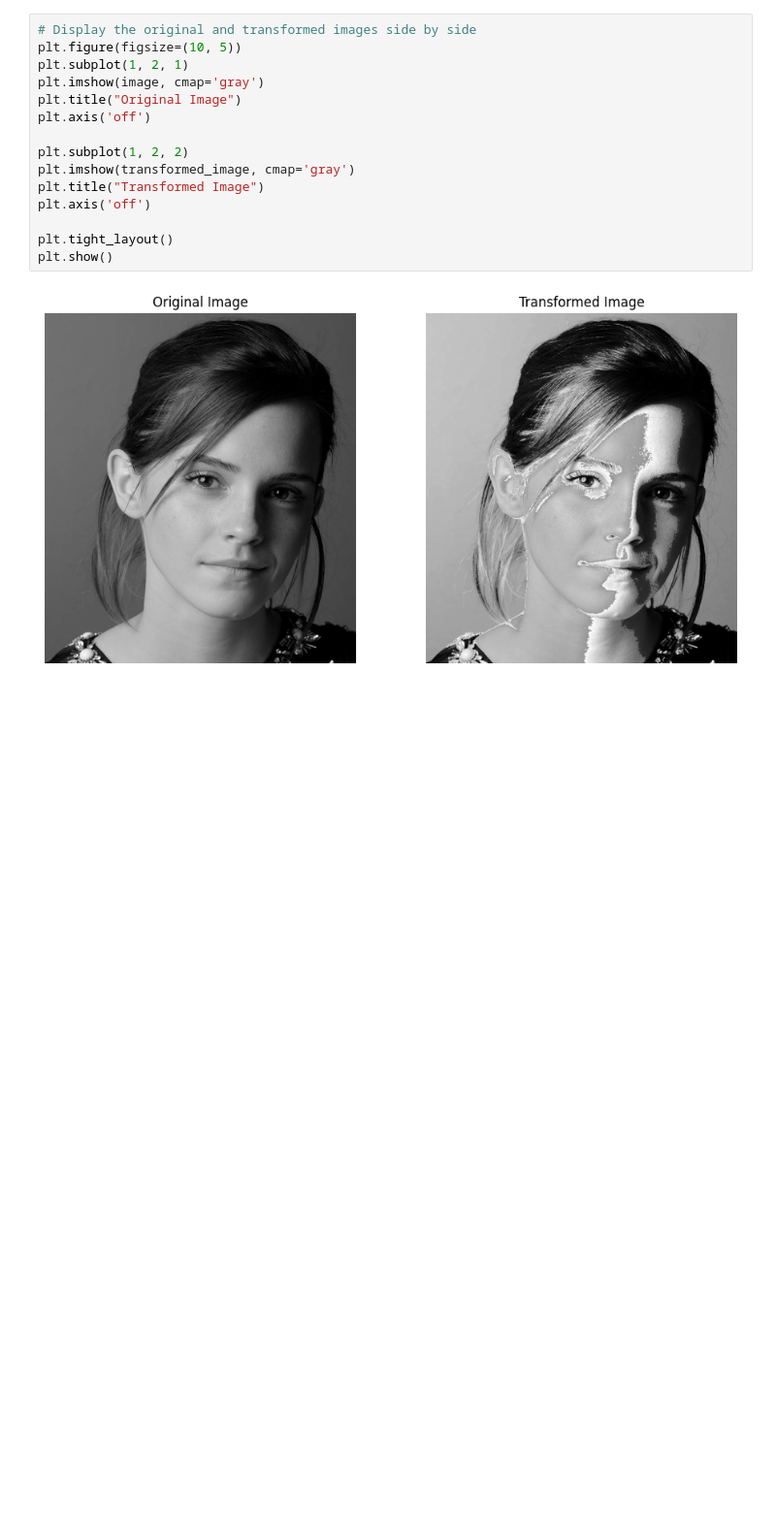
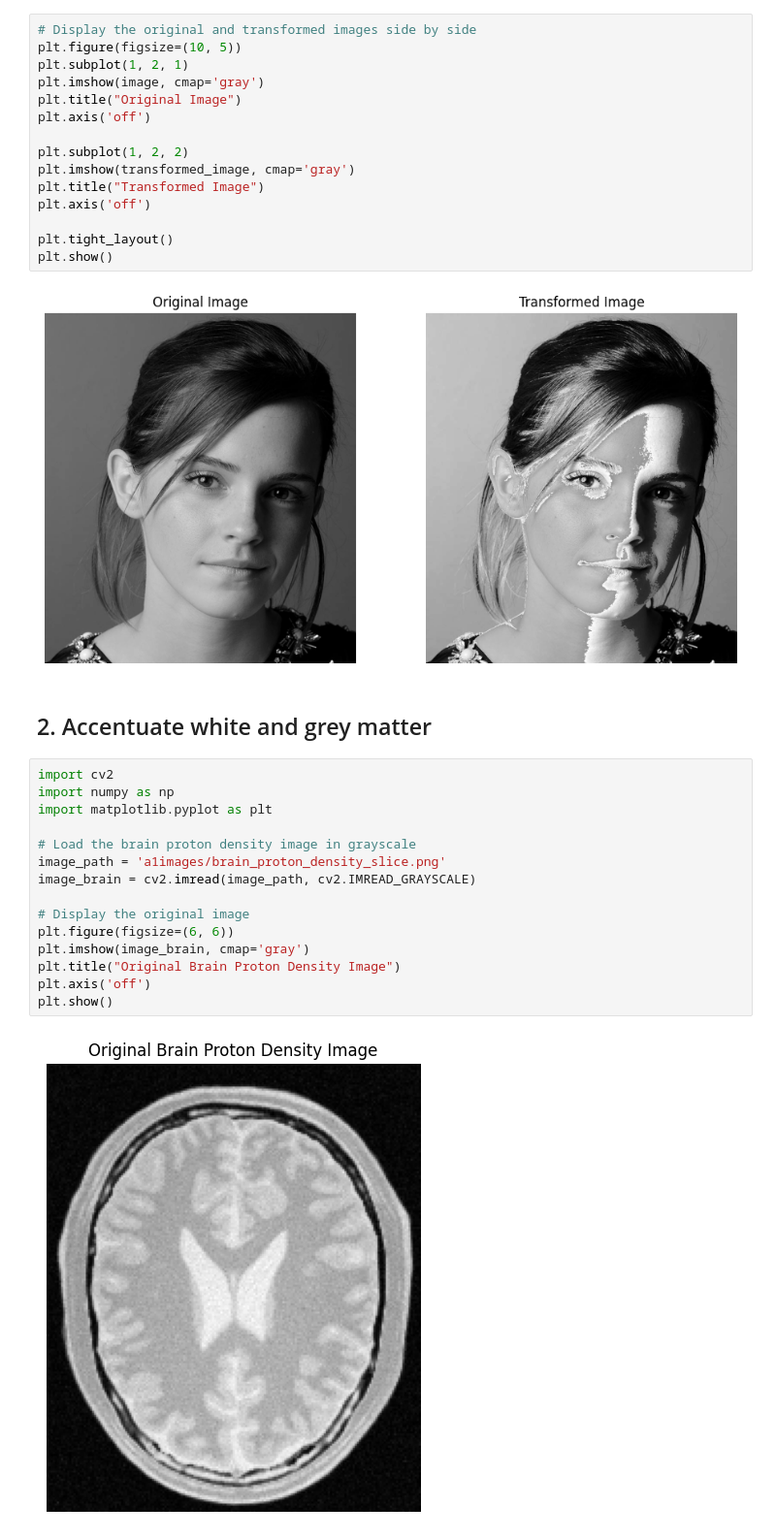
Before and after one commit to eshansurendra/EN3160_Assignment_01, a Jupyter notebook: Assignmnet_1.ipynb, the cells around one changed output. Shown at 97% size. Cells and saved outputs as stored; diff of their text form; blank space fills up the shorter version.

```diff
--- a/Assignmnet_1.ipynb
+++ b/Assignmnet_1.ipynb
@@ -68,3 +68,22 @@ plt.tight_layout()
 plt.show()
 # %% [output]
 [figure]
+# %% [markdown]
+## 2. Accentuate white and grey matter
+# %%
+import cv2
+import numpy as np
+import matplotlib.pyplot as plt
+
+# Load the brain proton density image in grayscale
+image_path = 'a1images/brain_proton_density_slice.png'
+image_brain = cv2.imread(image_path, cv2.IMREAD_GRAYSCALE)
+
+# Display the original image
+plt.figure(figsize=(6, 6))
+plt.imshow(image_brain, cmap='gray')
+plt.title("Original Brain Proton Density Image")
+plt.axis('off')
+plt.show()
+# %% [output]
+[figure, added]
```
Also changed, not shown: parts of 4 cells of this notebook.
